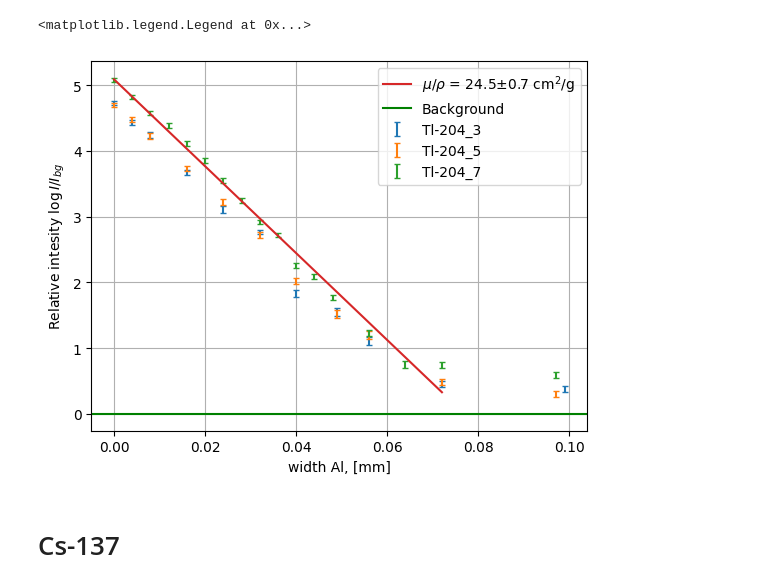
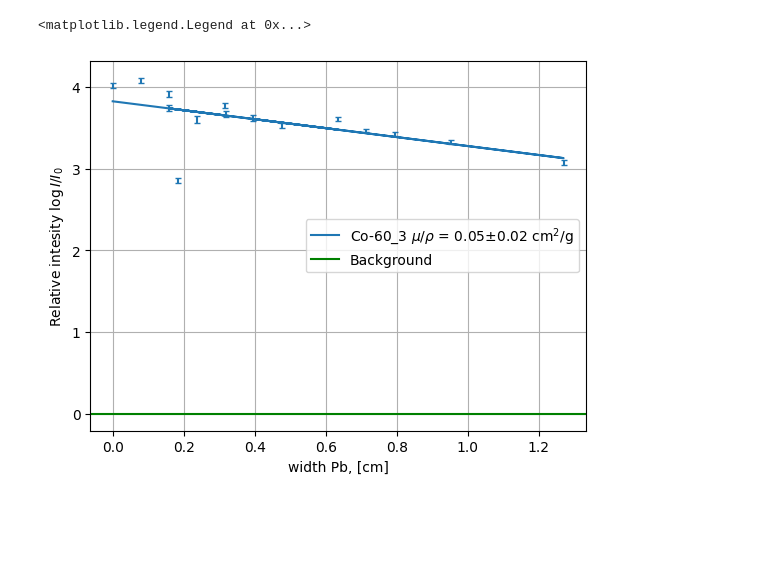
Before and after one commit to evgeny-kolonsky/Lab4_Nuclear, a Jupyter notebook: Lab4_beta_attenuation.ipynb, the cells around one changed output. Saved outputs shown, nothing was run; the diff lists cells and outputs as text; code cells hidden in the pictures; blank space fills up the shorter version.

```diff
--- a/Lab4_beta_attenuation.ipynb
+++ b/Lab4_beta_attenuation.ipynb
@@ -73,43 +219,37 @@ plt.legend()
 # %%
-# station 1
-# Tl-204-3
+# station 4
+# Co-60_3
+# sample 2
 # shelf 3
-# label down
+# Pb plates
 URL = 'https://raw.githubusercontent.com/tphlabs/data/main/Lab4_Nuclear/2023_12_28/'
-for num in [3, 5, 7]:
-  filename = f'Tl-204_{num}.txt'
-  data = np.genfromtxt( filename)
-  d, counts, time = data.T
-  d *= 1e-1 # mm -> cm
+for num in [3]:
+  filename = f'Co-60_{num}.txt'
+  data = np.genfromtxt( URL + filename)
+  d, time, counts = data.T
+  d *= 1e-4 # um -> cm
   delta = 1/np.sqrt(counts) # relative error
   I = counts / time
   I_rel = I / I_background # relative
   I_err = delta * I_rel
   log_I_rel = I_err / I_rel # error of log
 
-  plt.errorbar(d, np.log(I_rel), yerr=log_I_rel, linestyle='', capsize=2, label=f'Tl-204_{num}')
+  plt.errorbar(d, np.log(I_rel), yerr=log_I_rel, linestyle='', capsize=2)
+  WIDTH = 1.3 # cm
+  condition = d < WIDTH # exponential decay part
+  mu_rho, mu_rho_err, fit, rho = get_murho(condition, d, I_rel, 'Pb')
+  plt.plot(d[condition], fit.intercept + fit.slope * d[condition],
+           color=plt.gca().lines[-1].get_color(), # get last color
+           label=fr'Co-60_{num} $\mu/\rho$ = {mu_rho:.2f}±{mu_rho_err:.2f} cm$^2$/g')
 
-WIDTH = 0.08 # cm
-RHO = 2.7 # g/cm3 - Aluminium
-decay = d < WIDTH # exponential decay part
-logI = np.log(I_rel[decay])
-width = d[decay]
-fit = linregress(width, logI)
-mu_rho = - fit.slope / RHO
-mu_rho_err = fit.stderr / RHO
-# uncertainty
-mu_rho, mu_rho_err = round_meaningful(mu_rho, mu_rho_err)
-
-plt.plot(width, fit.intercept + fit.slope * width, label=fr'$\mu/\rho$ = {mu_rho:.1f}±{mu_rho_err:.1f} cm$^2$/g')
 
 
 plt.axhline(0, color='green', label='Background')
-plt.xlabel('width Al, [mm]')
-plt.ylabel(r'Relative intesity $\log I/I_{bg}$')
+plt.xlabel('width Pb, [cm]')
+plt.ylabel(r'Relative intesity $\log I/I_{0}$')
 plt.grid()
+
 plt.legend()
 # %% [output]
 <matplotlib.legend.Legend at 0x...>
-[figure, old version]
+[figure, new version]
-# %% [markdown]
-# Cs-137
```
Also changed, not shown: parts of 25 cells of this notebook.
